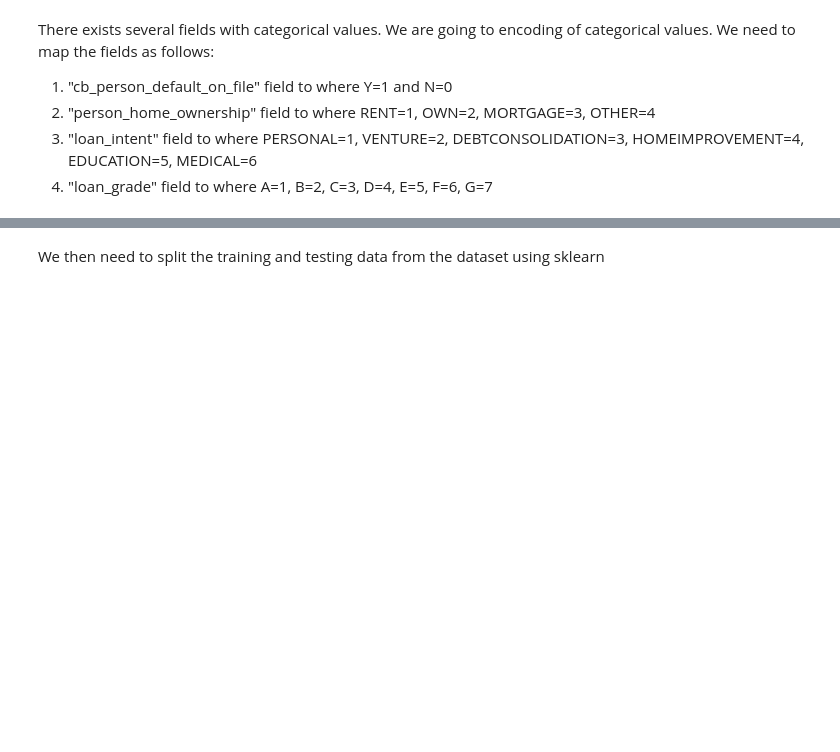
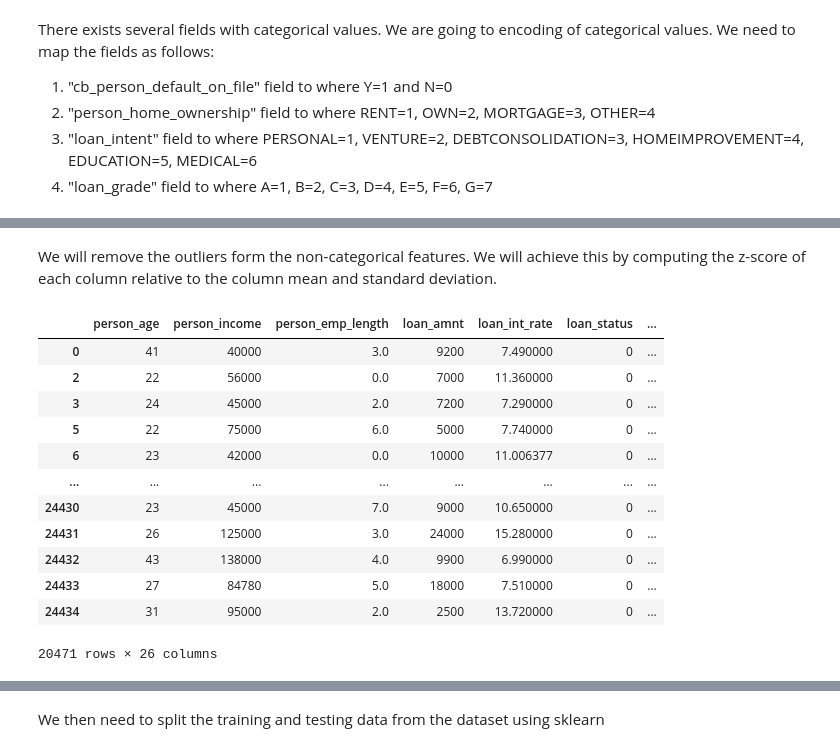
Before and after one commit to markmuigai/MSC-Assignments, a Jupyter notebook: CCI 501/Classification/classification.ipynb, the cells around one changed output, grey strips where cells are left out. Saved outputs shown, nothing was run; the diff lists cells and outputs as text; code cells hidden in the pictures; blank space fills up the shorter version.

```diff
--- a/CCI 501/Classification/classification.ipynb
+++ b/CCI 501/Classification/classification.ipynb
@@ -101,0 +111,20 @@ dataset
+# %% [markdown]
+We will remove the outliers form the non-categorical features. We will achieve this by computing the z-score of each column relative to the column mean and standard deviation.
+# %%
+dataset = dataset[(np.abs(stats.zscore(dataset)) < 3).all(axis=1)]
+new_dataset = dataset.copy()
+new_dataset
+# %% [output]
+|  | person_age | person_income | person_emp_length | loan_amnt | loan_int_rate | loan_status | ... |
+| 0 | 41 | 40000 | 3.0 | 9200 | 7.490000 | 0 | ... |
+| 2 | 22 | 56000 | 0.0 | 7000 | 11.360000 | 0 | ... |
+| 3 | 24 | 45000 | 2.0 | 7200 | 7.290000 | 0 | ... |
+| 5 | 22 | 75000 | 6.0 | 5000 | 7.740000 | 0 | ... |
+| 6 | 23 | 42000 | 0.0 | 10000 | 11.006377 | 0 | ... |
+| ... | ... | ... | ... | ... | ... | ... | ... |
+| 24430 | 23 | 45000 | 7.0 | 9000 | 10.650000 | 0 | ... |
+| 24431 | 26 | 125000 | 3.0 | 24000 | 15.280000 | 0 | ... |
+| 24432 | 43 | 138000 | 4.0 | 9900 | 6.990000 | 0 | ... |
+| 24433 | 27 | 84780 | 5.0 | 18000 | 7.510000 | 0 | ... |
+| 24434 | 31 | 95000 | 2.0 | 2500 | 13.720000 | 0 | ... |
+20471 rows × 26 columns
```
Also changed, not shown: parts of 27 cells of this notebook.
